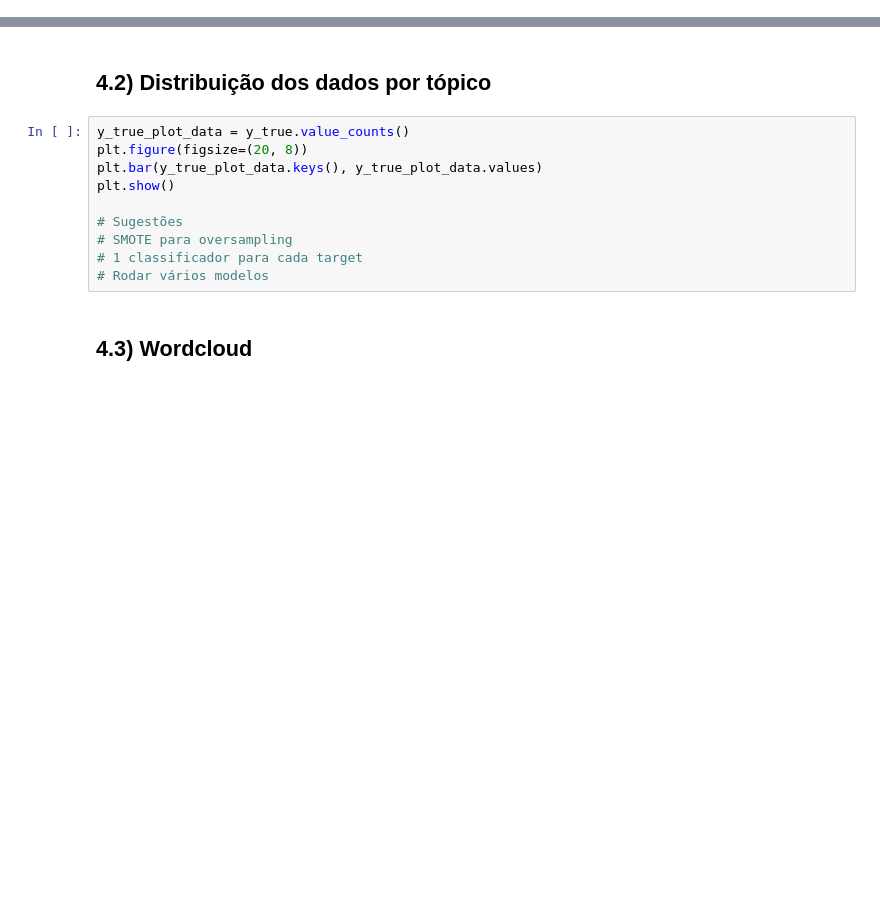
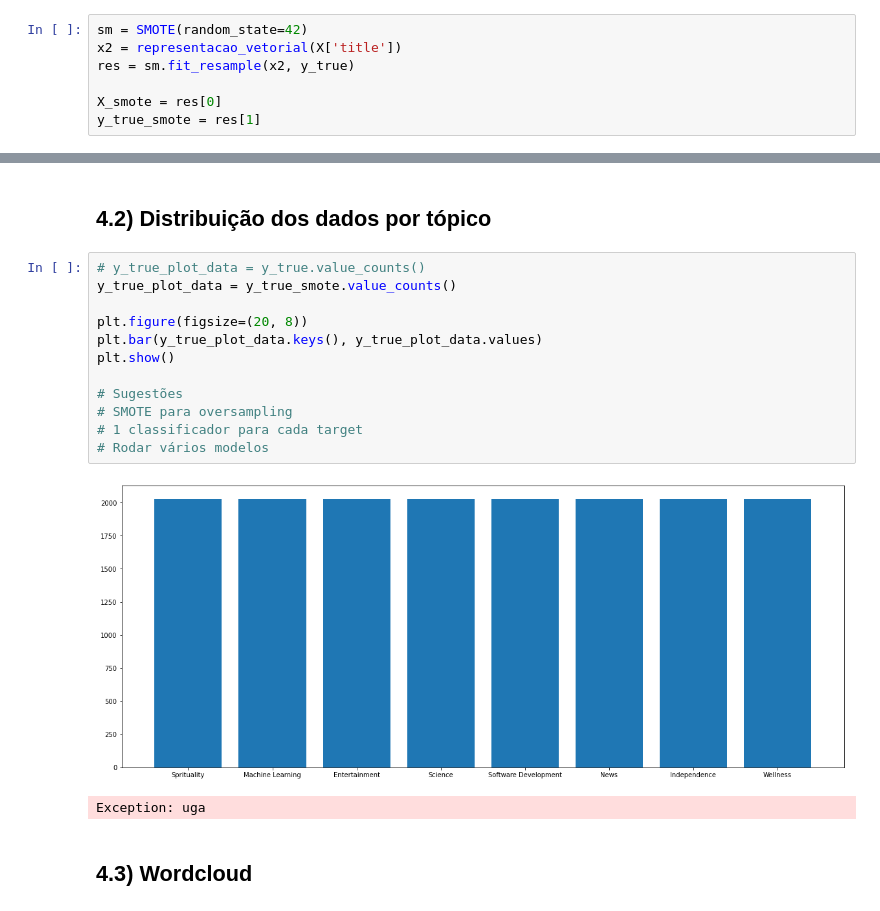
Before and after one commit to PauloUbirajara/News-Classifier, a Jupyter notebook: main.ipynb, the cells around one changed output, grey strips where cells are left out. Saved outputs shown, nothing was run; the diff lists cells and outputs as text; blank space fills up the shorter version.

```diff
--- a/main.ipynb
+++ b/main.ipynb
@@ -166 +171,8 @@ X = df_dados.drop(columns=['Topic'])
+# %%
+sm = SMOTE(random_state=42)
+x2 = representacao_vetorial(X['title'])
+res = sm.fit_resample(x2, y_true)
+
+X_smote = res[0]
+y_true_smote = res[1]
 # %% [markdown]
@@ -226,15 +248,20 @@ plt.show()
 # %% [markdown]
 ## 4.2) Distribuição dos dados por tópico
 # %%
-y_true_plot_data = y_true.value_counts()
+# y_true_plot_data = y_true.value_counts()
+y_true_plot_data = y_true_smote.value_counts()
+
 plt.figure(figsize=(20, 8))
 plt.bar(y_true_plot_data.keys(), y_true_plot_data.values)
 plt.show()
 
 # Sugestões
 # SMOTE para oversampling
 # 1 classificador para cada target
 # Rodar vários modelos
+# %% [output]
+[figure, added]
+Exception: uga
 # %% [markdown]
 ## 4.3) Wordcloud
 # %%
```
Also changed, not shown: parts of 9 cells of this notebook.
